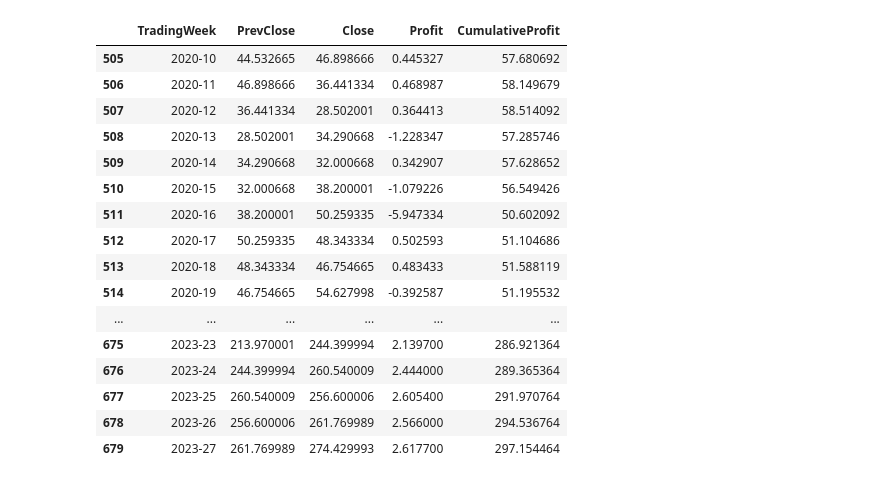
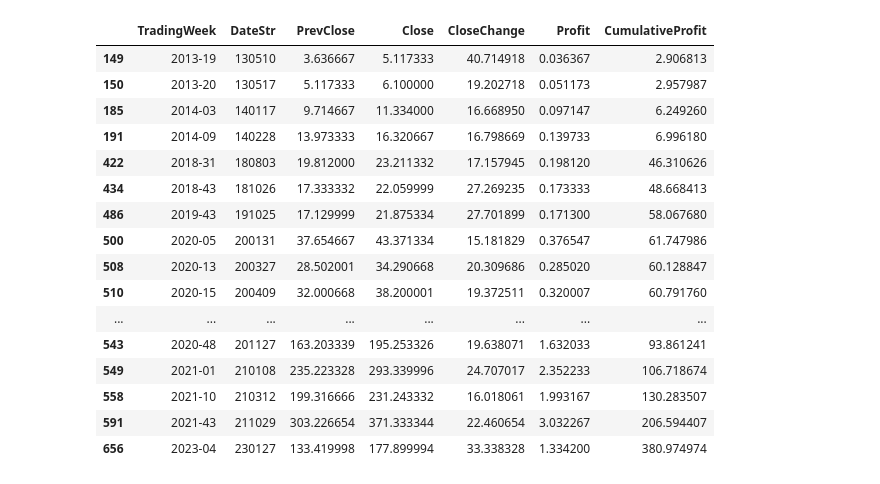
Before and after one commit to lizhicq/FastIsSlow, a Jupyter notebook: Analyze.ipynb, the cells around one changed output. Saved outputs shown, nothing was run; the diff lists cells and outputs as text; code cells hidden in the pictures.

Commit message:
clean the code to generate loss table.

```diff
--- a/Analyze.ipynb
+++ b/Analyze.ipynb
@@ -64,23 +86,20 @@ recent_years_df
-# %%
-# Adjust display options
-pd.set_option('display.max_rows', 1000)
-pd.set_option('display.max_columns', 100)
-recent_years_df
-# %% [output]
-|  | TradingWeek | PrevClose | Close | Profit | CumulativeProfit |
-| 505 | 2020-10 | 44.532665 | 46.898666 | 0.445327 | 57.680692 |
-| 506 | 2020-11 | 46.898666 | 36.441334 | 0.468987 | 58.149679 |
-| 507 | 2020-12 | 36.441334 | 28.502001 | 0.364413 | 58.514092 |
-| 508 | 2020-13 | 28.502001 | 34.290668 | -1.228347 | 57.285746 |
-| 509 | 2020-14 | 34.290668 | 32.000668 | 0.342907 | 57.628652 |
-| 510 | 2020-15 | 32.000668 | 38.200001 | -1.079226 | 56.549426 |
-| 511 | 2020-16 | 38.200001 | 50.259335 | -5.947334 | 50.602092 |
-| 512 | 2020-17 | 50.259335 | 48.343334 | 0.502593 | 51.104686 |
-| 513 | 2020-18 | 48.343334 | 46.754665 | 0.483433 | 51.588119 |
-| 514 | 2020-19 | 46.754665 | 54.627998 | -0.392587 | 51.195532 |
-| ... | ... | ... | ... | ... | ... |
-| 675 | 2023-23 | 213.970001 | 244.399994 | 2.139700 | 286.921364 |
-| 676 | 2023-24 | 244.399994 | 260.540009 | 2.444000 | 289.365364 |
-| 677 | 2023-25 | 260.540009 | 256.600006 | 2.605400 | 291.970764 |
-| 678 | 2023-26 | 256.600006 | 261.769989 | 2.566000 | 294.536764 |
-| 679 | 2023-27 | 261.769989 | 274.429993 | 2.617700 | 297.154464 |
+# %%
+recent_year_df[recent_year_df['CloseChange'] > 15]
+# %% [output]
+|  | TradingWeek | DateStr | PrevClose | Close | CloseChange | Profit | CumulativeProfit |
+| 149 | 2013-19 | 130510 | 3.636667 | 5.117333 | 40.714918 | 0.036367 | 2.906813 |
+| 150 | 2013-20 | 130517 | 5.117333 | 6.100000 | 19.202718 | 0.051173 | 2.957987 |
+| 185 | 2014-03 | 140117 | 9.714667 | 11.334000 | 16.668950 | 0.097147 | 6.249260 |
+| 191 | 2014-09 | 140228 | 13.973333 | 16.320667 | 16.798669 | 0.139733 | 6.996180 |
+| 422 | 2018-31 | 180803 | 19.812000 | 23.211332 | 17.157945 | 0.198120 | 46.310626 |
+| 434 | 2018-43 | 181026 | 17.333332 | 22.059999 | 27.269235 | 0.173333 | 48.668413 |
+| 486 | 2019-43 | 191025 | 17.129999 | 21.875334 | 27.701899 | 0.171300 | 58.067680 |
+| 500 | 2020-05 | 200131 | 37.654667 | 43.371334 | 15.181829 | 0.376547 | 61.747986 |
+| 508 | 2020-13 | 200327 | 28.502001 | 34.290668 | 20.309686 | 0.285020 | 60.128847 |
+| 510 | 2020-15 | 200409 | 32.000668 | 38.200001 | 19.372511 | 0.320007 | 60.791760 |
+| ... | ... | ... | ... | ... | ... | ... | ... |
+| 543 | 2020-48 | 201127 | 163.203339 | 195.253326 | 19.638071 | 1.632033 | 93.861241 |
+| 549 | 2021-01 | 210108 | 235.223328 | 293.339996 | 24.707017 | 2.352233 | 106.718674 |
+| 558 | 2021-10 | 210312 | 199.316666 | 231.243332 | 16.018061 | 1.993167 | 130.283507 |
+| 591 | 2021-43 | 211029 | 303.226654 | 371.333344 | 22.460654 | 3.032267 | 206.594407 |
+| 656 | 2023-04 | 230127 | 133.419998 | 177.899994 | 33.338328 | 1.334200 | 380.974974 |
```
Also changed, not shown: parts of 1 cell of this notebook.
